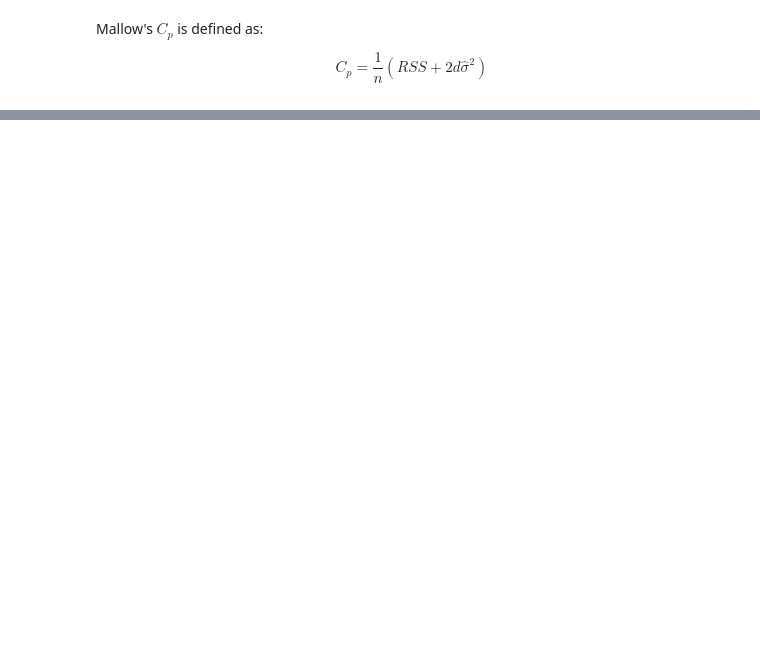
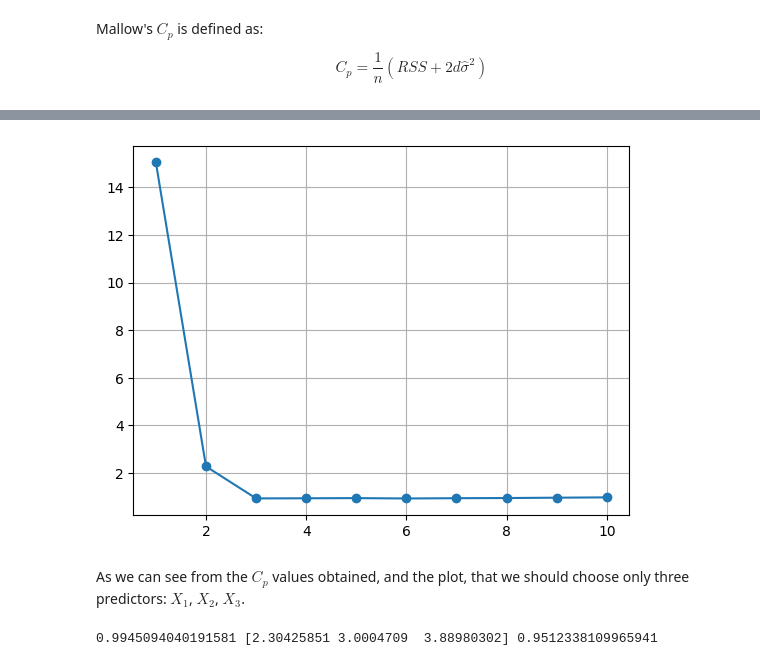
Before and after one commit to deusdevok/ISLP_Python, a Jupyter notebook: Chapter 6/Exercise8.ipynb, the cells around one changed output, grey strips where cells are left out. Saved outputs shown, nothing was run; the diff lists cells and outputs as text; code cells hidden in the pictures; blank space fills up the shorter version.

```diff
--- a/Chapter 6/Exercise8.ipynb
+++ b/Chapter 6/Exercise8.ipynb
@@ -63,13 +58,3 @@ def fit_model(model, X, y):
 
     Cp = nCp(sigma2, model_fitted, X, y)
     return Cp
-# %%
-y = data['Y']
-columns_left = columns[:]
-current_columns = []
-while len(columns_left) > 0:
-#for i in range(0, 11):
-    for col in columns_left:
-        X = data[current_columns]
-        cp = fit_model(LinearRegression(), X, y)
-        print(cp)
@@ -93,6 +61,7 @@ print(model.coef_, model.intercept_)
 # %%
-# Compute sigma after fit
-y_pred = model.predict(X)
+# Compute sigma for the complete model
+y = data['Y']
 
-sigma2 = sum((y-y_pred)**2)/n
-sigma2
+model = LinearRegression().fit(data[columns], y)
+y_pred = model.predict(data[columns])
+sigma2 = sum((y-y_pred)**2)/X.shape[0]
@@ -101,3 +67,0 @@ sigma2
-# %%
-cp = nCp(sigma2, model, X, y)
-cp
@@ -105,0 +68,20 @@ cp
+# %%
+# Forward stepwise selection
+current_columns = []
+cp_values = []
+for _ in range(len(columns)):
+    best_cp = float('inf')
+    best_col = ''
+    for col in columns:
+        if col not in current_columns:
+            X = data[current_columns + [col]]
+            cp = fit_model(LinearRegression(), X, y, sigma2)
+            if cp < best_cp:
+                best_col = col
+                best_cp = cp
+            #print(cp)
+    current_columns.append(best_col)
+    print(current_columns)
+    cp_values.append(best_cp)
+
+print(current_columns)
@@ -105,0 +100,16 @@ cp
+# %%
+plt.plot(list(range(1, 11)), cp_values, marker='o')
+plt.grid()
+# %% [output]
+[figure, added]
+# %% [markdown]
+As we can see from the $C_p$ values obtained, and the plot, that we should choose only three predictors: $X_1$, $X_2$, $X_3$.
+# %%
+best_columns = ['X^1', 'X^2', 'X^3']
+best_model = LinearRegression().fit(data[best_columns], y)
+score = best_model.score(data[best_columns], y)
+coefs = best_model.coef_
+interc = best_model.intercept_
+print(score, coefs, interc)
+# %% [output]
+0.9945094040191581 [2.30425851 3.0004709  3.88980302] 0.9512338109965941
```
Also changed, not shown: parts of 9 cells of this notebook.
